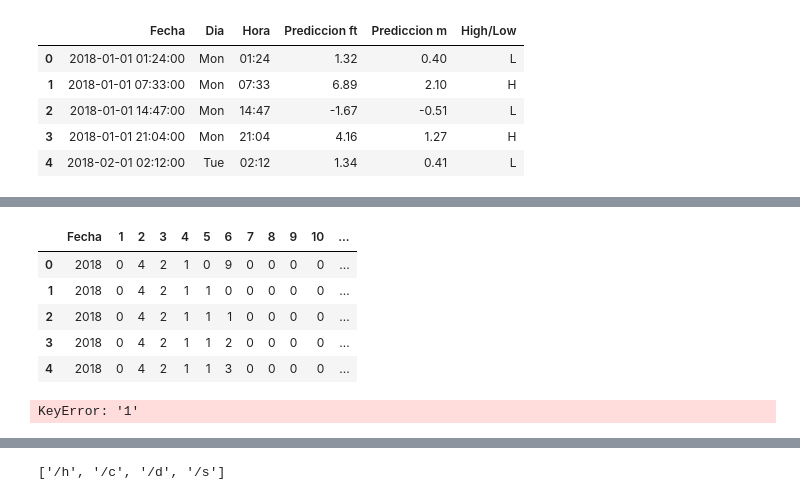
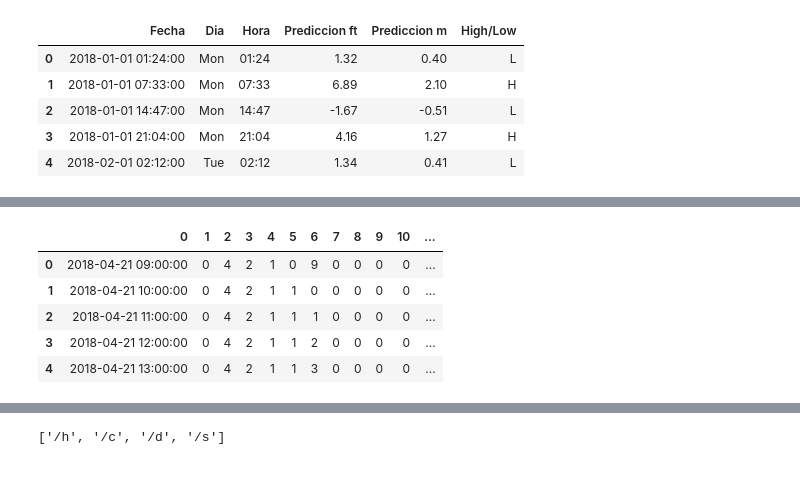
Before and after one commit to laloolea/computacional1, a Jupyter notebook: Actividad4/Ensenada.ipynb, the cells around one changed output, grey strips where cells are left out. Saved outputs shown, nothing was run; the diff lists cells and outputs as text; code cells hidden in the pictures.

```diff
--- a/Actividad4/Ensenada.ipynb
+++ b/Actividad4/Ensenada.ipynb
@@ -22,18 +32,15 @@ Ens.head()
 # %%
-Ens4 = pd.read_csv('ens.csv', header=None,skiprows= 8)
-Ens4.columns = ['Fecha', '1', '2', '3', '4', '5','6','7','8','9','10','11']
+#seis meses
+Ens4 = pd.read_csv('ens.csv', header=None,skiprows= 8, dtype= object)
+Ens4.columns = ['0', '1', '2', '3', '4', '5','6','7','8','9','10','11']
+Ens4['0']= Ens4['0']+'-'+Ens4['1']+Ens4['2']+'-'+Ens4['3']+Ens4['4']+' '+Ens4['5']+Ens4['6']+':'+Ens4['7']+Ens4['8']+':'+ Ens4['9']+Ens4['10']
+Ens4['0'] = pd.to_datetime(Ens4['0'])
+Ens4['11'] = Ens4['11'].astype(float)
 Ens4.head()
 # %% [output]
-|  | Fecha | 1 | 2 | 3 | 4 | 5 | 6 | 7 | 8 | 9 | 10 | ... |
-| 0 | 2018 | 0 | 4 | 2 | 1 | 0 | 9 | 0 | 0 | 0 | 0 | ... |
-| 1 | 2018 | 0 | 4 | 2 | 1 | 1 | 0 | 0 | 0 | 0 | 0 | ... |
-| 2 | 2018 | 0 | 4 | 2 | 1 | 1 | 1 | 0 | 0 | 0 | 0 | ... |
-| 3 | 2018 | 0 | 4 | 2 | 1 | 1 | 2 | 0 | 0 | 0 | 0 | ... |
-| 4 | 2018 | 0 | 4 | 2 | 1 | 1 | 3 | 0 | 0 | 0 | 0 | ... |
+|  | 0 | 1 | 2 | 3 | 4 | 5 | 6 | 7 | 8 | 9 | 10 | ... |
+| 0 | 2018-04-21 09:00:00 | 0 | 4 | 2 | 1 | 0 | 9 | 0 | 0 | 0 | 0 | ... |
+| 1 | 2018-04-21 10:00:00 | 0 | 4 | 2 | 1 | 1 | 0 | 0 | 0 | 0 | 0 | ... |
+| 2 | 2018-04-21 11:00:00 | 0 | 4 | 2 | 1 | 1 | 1 | 0 | 0 | 0 | 0 | ... |
+| 3 | 2018-04-21 12:00:00 | 0 | 4 | 2 | 1 | 1 | 2 | 0 | 0 | 0 | 0 | ... |
+| 4 | 2018-04-21 13:00:00 | 0 | 4 | 2 | 1 | 1 | 3 | 0 | 0 | 0 | 0 | ... |
-# %%
-
-Ens4 = pd.read_csv('ens.csv', header=None,skiprows= 8)
-Ens4["Fecha"] = Ens4["1"] +" "+ Ens4["2"]
-Ens4.head()
-# %% [output]
-KeyError: '1'
```
Also changed, not shown: parts of 8 cells of this notebook.
